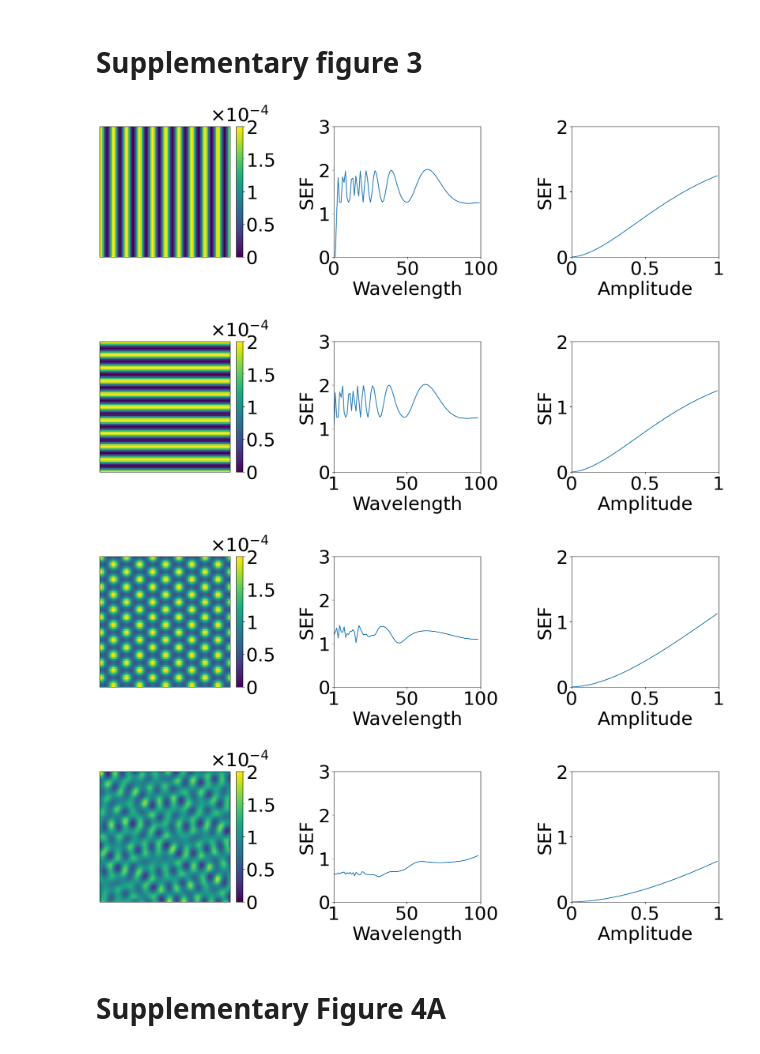
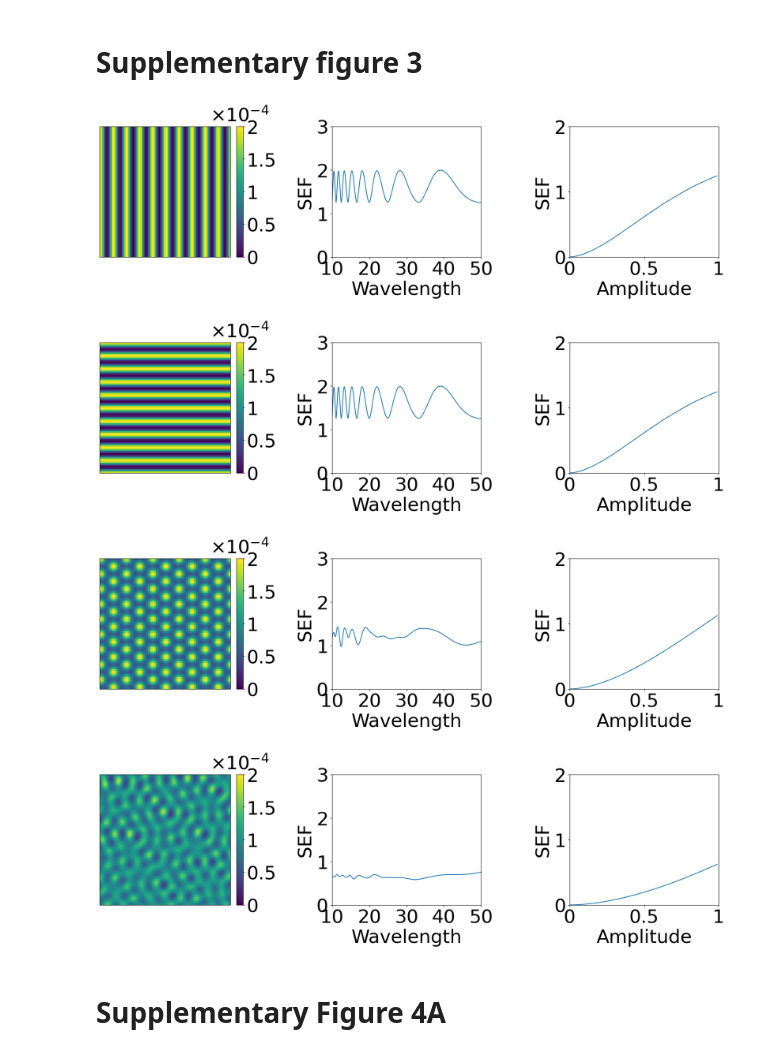
Before and after one commit to Endres-group/Limit-cycle-Turing-patterns, a Jupyter notebook: Supplementary_figure_SEF_properties.ipynb, the cells around one changed output. Saved outputs shown, nothing was run; the diff lists cells and outputs as text; code cells hidden in the pictures.

```diff
--- a/Supplementary_figure_SEF_properties.ipynb
+++ b/Supplementary_figure_SEF_properties.ipynb
@@ -23,7 +23,7 @@ x = np.arange(n)
 y = np.arange(n)
 X, Y = np.meshgrid(x, y)
 
-pattern = 1 + amplitude*np.cos(2 * np.pi * X / wavelength)
+pattern = 1 + amplitude*np.cos(2 * np.pi * X / wavelength) # adding the pattern
 
 fon = 36
 mpl.rcParams['font.size'] = fon
@@ -38,6 +38,7 @@ fig.subplots_adjust(wspace=0.05)
 axs[0].set_xticks([])
 axs[0].set_yticks([])
 
+
 pattern_disp = pattern / np.sum(pattern)
 img = axs[0].imshow(pattern_disp, vmin=0, vmax=0.0002)
 
@@ -46,20 +47,24 @@ cbar.set_ticks([0, 0.00005,0.0001,0.00015,  0.0002])
 cbar.set_ticklabels(['0', '0.5', '1', '1.5', '2'])
 cbar.ax.set_title(r'$\times 10^{-4}$', fontsize=fon, pad=10)
 
+# calculate SEF for wavelength variation
 sef_storage = []
-for wavelen in range(0,100):
+for wavelen in np.linspace(10,50,501):
     pattern = 1 + amplitude*np.cos(2 * np.pi * X / wavelen)
     fft_vals = np.fft.fft2(pattern)
     fft_shifted = np.fft.fftshift(fft_vals)
     power_spectrum = np.abs(fft_shifted)**2
     power_spectrum_norm = power_spectrum / np.sum(power_spectrum)
+
     sef_storage.append(-np.sum(power_spectrum_norm * np.log2(power_spectrum_norm + 1e-16)))
-axs[1].plot(sef_storage)
+axs[1].plot(np.linspace(10,50,501),sef_storage)
 axs[1].set_xlabel("Wavelength")
 axs[1].set_ylabel("SEF")
-axs[1].set_xlim(0,100)
+axs[1].set_xlim(10,50)
+axs[1].set_xticks([10,20,30,40,50])
 axs[1].set_ylim(0,3)
 
+# calculate SEF for amplitude variation
 sef_storage_2 = []
 for amp in range(0,100):
     pattern = 1 + amp*0.01*np.cos(2 * np.pi * X / wavelength)
@@ -80,11 +85,12 @@ plt.tight_layout()
 plt.savefig('supp_fig_cos')
 plt.show()
 # %% [output]
-[figure, old version]
+[figure, new version]
 # %%
 n = 100
 wavelength = 10
 amplitude = 1
+
 x = np.arange(n)
 y = np.arange(n)
 X, Y = np.meshgrid(x, y)
@@ -101,9 +107,9 @@ fig, axs = plt.subplots(
 )
 
 fig.subplots_adjust(wspace=0.05)
-# Remove ticks
 axs[0].set_xticks([])
 axs[0].set_yticks([])
+
 
 pattern_disp = pattern / np.sum(pattern)
 img = axs[0].imshow(pattern_disp, vmin=0, vmax=0.0002)
@@ -113,8 +119,11 @@ cbar.set_ticks([0, 0.00005,0.0001,0.00015,  0.0002])
 cbar.set_ticklabels(['0', '0.5', '1', '1.5', '2'])
 cbar.ax.set_title(r'$\times 10^{-4}$', fontsize=fon, pad=10)
 
+
+
+
 sef_storage = []
-for wavelen in range(1,100):
+for wavelen in np.linspace(10,50,501):
     pattern = 1 + amplitude*np.cos(2 * np.pi * Y / wavelen)
     fft_vals = np.fft.fft2(pattern)
     fft_shifted = np.fft.fftshift(fft_vals)
@@ -122,12 +131,13 @@ for wavelen in range(1,100):
     power_spectrum_norm = power_spectrum / np.sum(power_spectrum)
 
     sef_storage.append(-np.sum(power_spectrum_norm * np.log2(power_spectrum_norm + 1e-16)))
-axs[1].plot(sef_storage)
+axs[1].plot(np.linspace(10,50,501),sef_storage)
 axs[1].set_xlabel("Wavelength")
 axs[1].set_ylabel("SEF")
-axs[1].set_xlim(1,100)
-axs[1].set_xticks([1,50,100])
+axs[1].set_xlim(10,50)
+axs[1].set_xticks([10,20,30,40,50])
 axs[1].set_ylim(0,3)
+
 
 sef_storage_2 = []
 for amp in range(0,100):
@@ -142,15 +152,15 @@ axs[2].plot(sef_storage_2)
 axs[2].set_xlabel("Amplitude")
 axs[2].set_ylabel("SEF")
 axs[2].set_xlim(0,100)
-
 axs[2].set_xticks([0,50,100],[0,0.5,1])
 axs[2].set_ylim(0,2)
 
 plt.tight_layout()
+
 plt.savefig('supp_fig_orient')
 plt.show()
 # %% [output]
-[figure, old version]
+[figure, new version]
 # %%
 n = 100
 wavelength = 10
@@ -162,7 +172,6 @@ X, Y = np.meshgrid(x, y)
 
 k = 2 * np.pi / wavelength
 
-# Three wavevectors 120° apart
 pattern = 1 + (
     (amplitude/3)*np.cos(k * X) +
     (amplitude/3)*np.cos(k * (-0.5*X + np.sqrt(3)/2 * Y)) +
@@ -180,7 +189,6 @@ fig, axs = plt.subplots(
 )
 
 fig.subplots_adjust(wspace=0.05)
-# Remove ticks
 axs[0].set_xticks([])
 axs[0].set_yticks([])
 
@@ -191,8 +199,9 @@ cbar = plt.colorbar(img, ax=axs[0], fraction=0.046, pad=0.04)
 cbar.set_ticks([0, 0.00005,0.0001,0.00015,  0.0002])
 cbar.set_ticklabels(['0', '0.5', '1', '1.5', '2'])
 cbar.ax.set_title(r'$\times 10^{-4}$', fontsize=fon, pad=10)
+
 sef_storage = []
-for wavelen in range(1,100):
+for wavelen in np.linspace(10,50,501):
     k = 2 * np.pi / wavelen
     pattern = 1 + (
     (amplitude/3)*np.cos(k * X) +
@@ -204,11 +213,11 @@ for wavelen in range(1,100):
     power_spectrum_norm = power_spectrum / np.sum(power_spectrum)
 
     sef_storage.append(-np.sum(power_spectrum_norm * np.log2(power_spectrum_norm + 1e-16)))
-axs[1].plot(sef_storage)
+axs[1].plot(np.linspace(10,50,501),sef_storage)
 axs[1].set_xlabel("Wavelength")
 axs[1].set_ylabel("SEF")
-axs[1].set_xlim(1,100)
-axs[1].set_xticks([1,50,100],[1,50,100])
+axs[1].set_xlim(10,50)
+axs[1].set_xticks([10,20,30,40,50])
 axs[1].set_ylim(0,3)
 
 sef_storage_2 = []
@@ -230,16 +239,17 @@ axs[2].set_ylabel("SEF")
 axs[2].set_xlim(0,100)
 axs[2].set_xticks([0,50,100],[0,0.5,1])
 axs[2].set_ylim(0,2)
+
 plt.tight_layout()
 plt.savefig('supp_fig_spots_half')
 plt.show()
 # %% [output]
-[figure, old version]
+[figure, new version]
 # %%
 n = 100
 wavelength = 10
 k = 2*np.pi / wavelength
-N = 9                      # number of modes
+N = 9                   # number of modes
 amplitude = 1
 
 x = np.arange(n)
@@ -249,12 +259,13 @@ X, Y = np.meshgrid(x, y)
 pattern = np.ones((n, n))
 np.random.seed(0)
 angles = np.random.uniform(0, 2*np.pi, N)
+phases = np.random.uniform(0, 2*np.pi, N)
 
-for theta in angles:
+for theta, phi in zip(angles, phases):
     kx = k * np.cos(theta)
     ky = k * np.sin(theta)
     alpha = amplitude / N
-    pattern += alpha * np.cos(kx*X + ky*Y)
+    pattern += alpha * np.cos(kx*X + ky*Y + phi)
 
 fon = 36
 mpl.rcParams['font.size'] = fon
@@ -266,10 +277,8 @@ fig, axs = plt.subplots(
 )
 
 fig.subplots_adjust(wspace=0.05)
-# Remove ticks
 axs[0].set_xticks([])
 axs[0].set_yticks([])
-
 pattern_disp = pattern / np.sum(pattern)
 img = axs[0].imshow(pattern_disp, vmin=0, vmax=0.0002)
 
@@ -277,8 +286,9 @@ cbar = plt.colorbar(img, ax=axs[0], fraction=0.046, pad=0.04)
 cbar.set_ticks([0, 0.00005,0.0001,0.00015,  0.0002])
 cbar.set_ticklabels(['0', '0.5', '1', '1.5', '2'])
 cbar.ax.set_title(r'$\times 10^{-4}$', fontsize=fon, pad=10)
+
 sef_storage = []
-for wavelen in range(1,100):
+for wavelen in np.linspace(10,50,501):
     pattern = np.ones((n, n))
     k = 2*np.pi / wavelen
     np.random.seed(0)
@@ -293,43 +303,46 @@ for wavelen in range(1,100):
     fft_shifted = np.fft.fftshift(fft_vals)
     power_spectrum = np.abs(fft_shifted)**2
     power_spectrum_norm = power_spectrum / np.sum(power_spectrum)
+
     sef_storage.append(-np.sum(power_spectrum_norm * np.log2(power_spectrum_norm + 1e-16)))
-axs[1].plot(sef_storage)
+axs[1].plot(np.linspace(10,50,501),sef_storage)
 axs[1].set_xlabel("Wavelength")
 axs[1].set_ylabel("SEF")
-axs[1].set_xlim(1,100)
-axs[1].set_xticks([1,50,100],[1,50,100])
+axs[1].set_xlim(10,50)
+axs[1].set_xticks([10,20,30,40,50])
 axs[1].set_ylim(0,3)
+
 
 sef_storage_2 = []
 for amp in range(0,100):
     pattern = np.ones((n, n))
     k = 2*np.pi / wavelength
     np.random.seed(0)
     angles = np.random.uniform(0, 2*np.pi, N)
 
     for theta in angles:
         kx = k * np.cos(theta)
         ky = k * np.sin(theta)
         alpha = amp*0.01 / N
         pattern += alpha * np.cos(kx*X + ky*Y)
     fft_vals = np.fft.fft2(pattern)
     fft_shifted = np.fft.fftshift(fft_vals)
     power_spectrum = np.abs(fft_shifted)**2
     power_spectrum_norm = power_spectrum / np.sum(power_spectrum)
+    sef_storage_2.append(-np.sum(power_spectrum_norm * np.log2(power_spectrum_norm + 1e-16)))
 
-    sef_storage_2.append(-np.sum(power_spectrum_norm * np.log2(power_spectrum_norm + 1e-16)))
 axs[2].plot(sef_storage_2)
 axs[2].set_xlabel("Amplitude")
 axs[2].set_ylabel("SEF")
 axs[2].set_xlim(0,100)
 axs[2].set_xticks([0,50,100],[0,0.5,1])
 axs[2].set_ylim(0,2)
+
 plt.tight_layout()
-plt.savefig('supp_fig_interference')
+plt.savefig('supp_fig_labyrinth')
 plt.show()
 # %% [output]
-[figure, old version]
+[figure, new version]
 # %% [markdown]
 # Supplementary Figure 4A
 # %%
```
Also changed, not shown: 6 other files.
